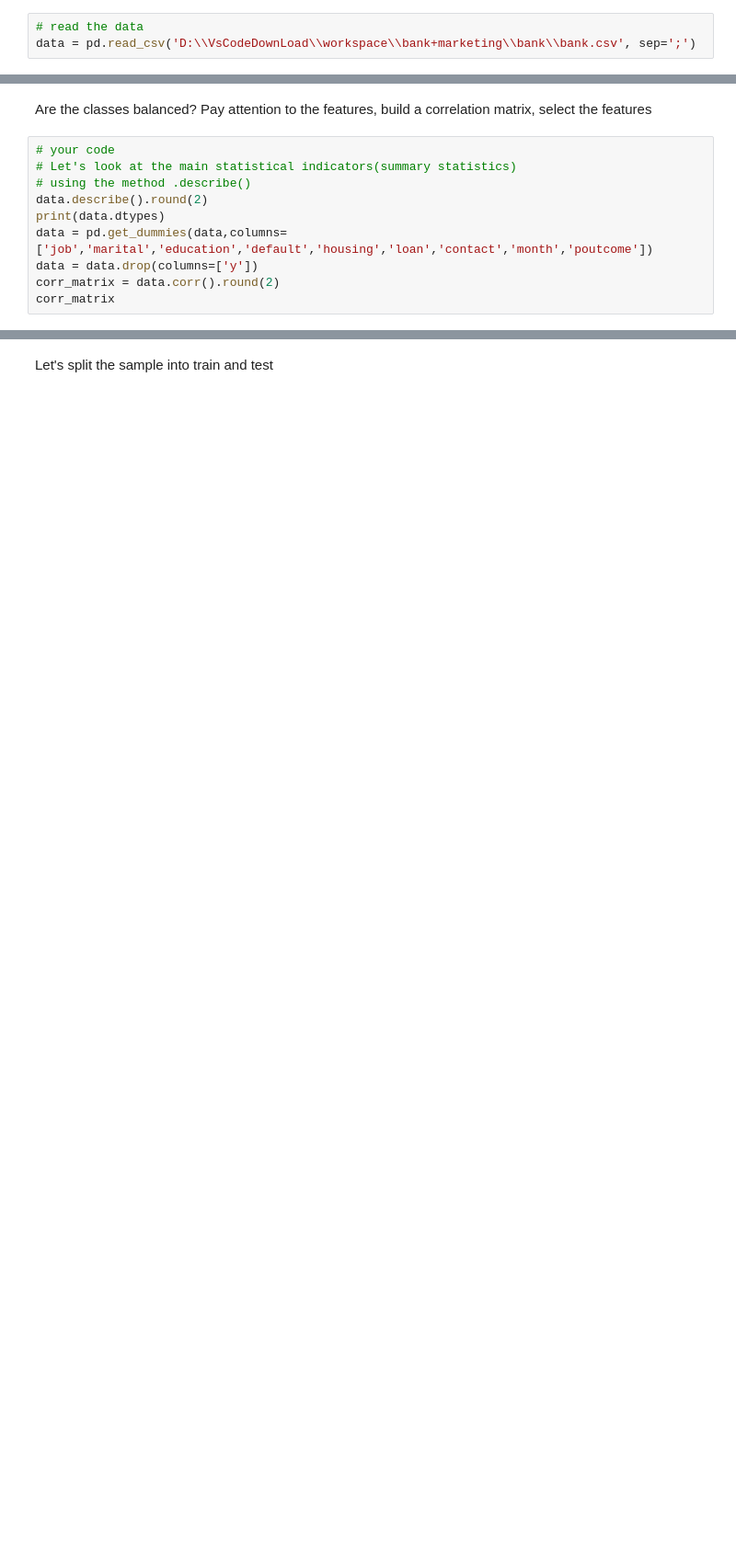
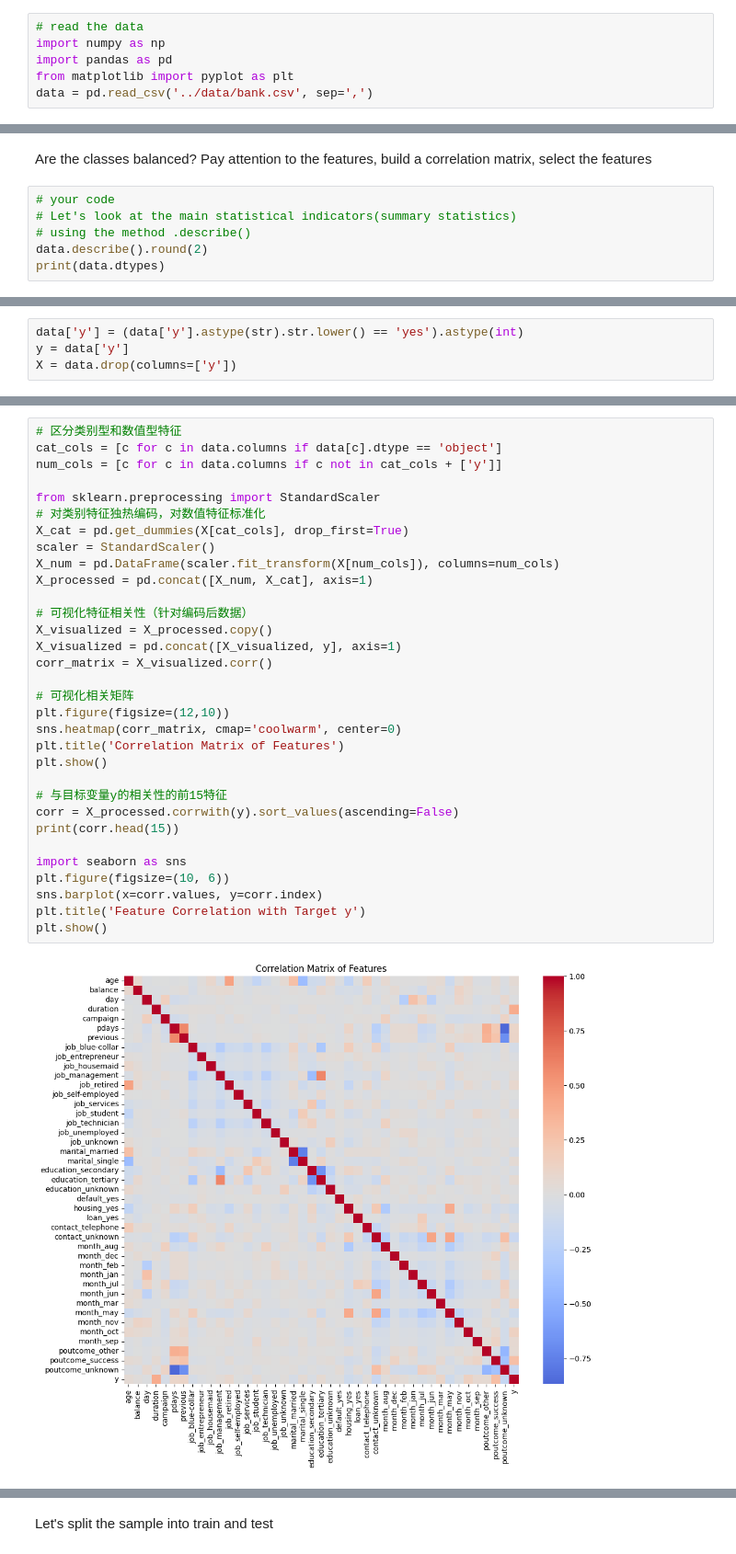
Before and after one commit to zhangxingyu186/python, a Jupyter notebook: Linear_Regression_marketing.ipynb, the cells around one changed output, grey strips where cells are left out. Shown at 92% size. Saved outputs shown, nothing was run; the diff lists cells and outputs as text; blank space fills up the shorter version.

```diff
--- a/Linear_Regression_marketing.ipynb
+++ b/Linear_Regression_marketing.ipynb
@@ -103,6 +89,9 @@ Which features would you use?
 http://archive.ics.uci.edu/ml/datasets/Bank+Marketing
 # %%
 # read the data
-data = pd.read_csv('D:\\VsCodeDownLoad\\workspace\\bank+marketing\\bank\\bank.csv', sep=';')
+import numpy as np
+import pandas as pd
+from matplotlib import pyplot as plt
+data = pd.read_csv('../data/bank.csv', sep=',')
 # %%
 data.head()
@@ -141,10 +105,6 @@ Are the classes balanced? Pay attention to the features, build a correlation mat
 # using the method .describe()
 data.describe().round(2)
 print(data.dtypes)
-data = pd.get_dummies(data,columns=['job','marital','education','default','housing','loan','contact','month','poutcome'])
-data = data.drop(columns=['y'])
-corr_matrix = data.corr().round(2)
-corr_matrix
 # %% [output]
 age           int64
 job          object
@@ -184,0 +127,4 @@ dtype: object
+# %%
+data['y'] = (data['y'].astype(str).str.lower() == 'yes').astype(int)
+y = data['y']
+X = data.drop(columns=['y'])
@@ -184,0 +140,34 @@ dtype: object
+# %%
+# 区分类别型和数值型特征
+cat_cols = [c for c in data.columns if data[c].dtype == 'object']
+num_cols = [c for c in data.columns if c not in cat_cols + ['y']]
+
+from sklearn.preprocessing import StandardScaler
+# 对类别特征独热编码，对数值特征标准化
+X_cat = pd.get_dummies(X[cat_cols], drop_first=True)
+scaler = StandardScaler()
+X_num = pd.DataFrame(scaler.fit_transform(X[num_cols]), columns=num_cols)
+X_processed = pd.concat([X_num, X_cat], axis=1)
+
+# 可视化特征相关性（针对编码后数据）
+X_visualized = X_processed.copy()
+X_visualized = pd.concat([X_visualized, y], axis=1)
+corr_matrix = X_visualized.corr()
+
+# 可视化相关矩阵
+plt.figure(figsize=(12,10))
+sns.heatmap(corr_matrix, cmap='coolwarm', center=0)
+plt.title('Correlation Matrix of Features')
+plt.show()
+
+# 与目标变量y的相关性的前15特征
+corr = X_processed.corrwith(y).sort_values(ascending=False)
+print(corr.head(15))
+
+import seaborn as sns
+plt.figure(figsize=(10, 6))
+sns.barplot(x=corr.values, y=corr.index)
+plt.title('Feature Correlation with Target y')
+plt.show()
+# %% [output]
+[figure, added]
```
Also changed, not shown: parts of 19 cells of this notebook.
